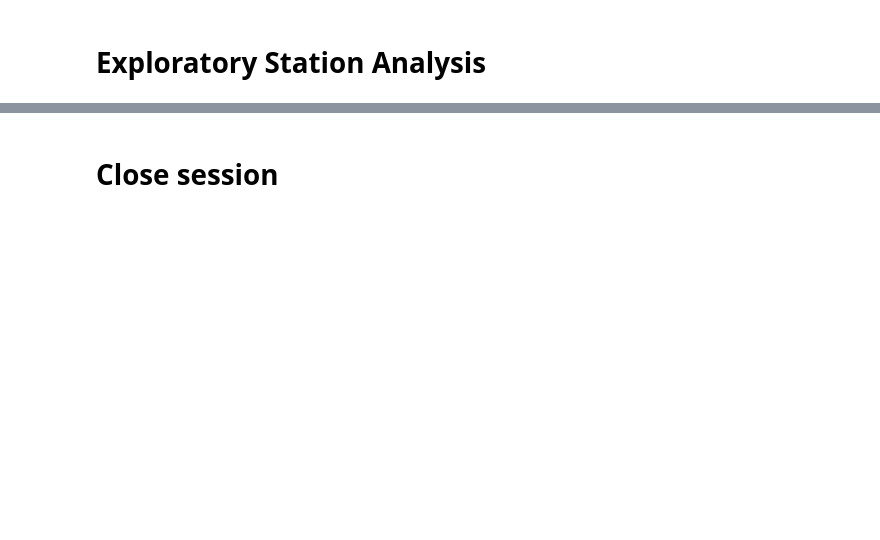
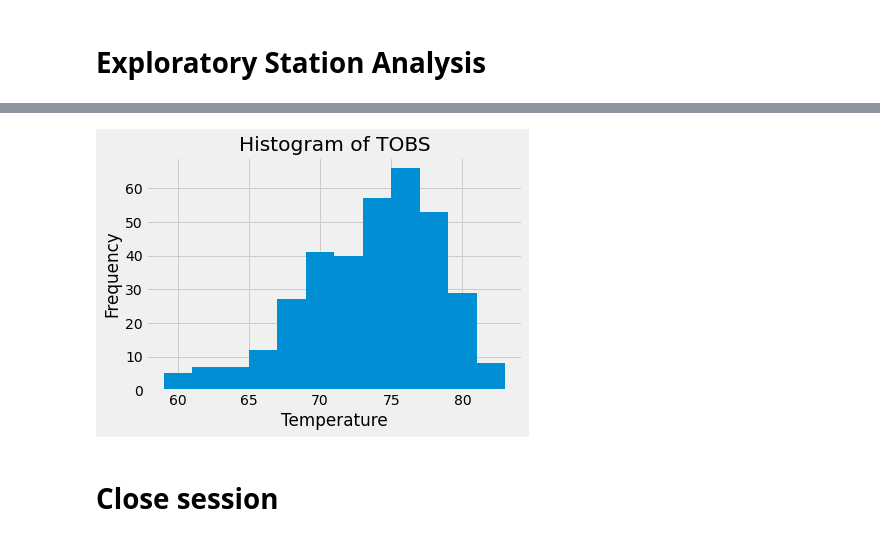
Before and after one commit to gkidd44/smu_data_bootcamp_hw, a Jupyter notebook: 10-Advanced-Data-Storage-and-Retrieval/Starter_Code/Kidd_climate_starter.ipynb, the cells around one changed output, grey strips where cells are left out. Saved outputs shown, nothing was run; the diff lists cells and outputs as text; code cells hidden in the pictures; blank space fills up the shorter version.

```diff
--- a/10-Advanced-Data-Storage-and-Retrieval/Starter_Code/Kidd_climate_starter.ipynb
+++ b/10-Advanced-Data-Storage-and-Retrieval/Starter_Code/Kidd_climate_starter.ipynb
@@ -197,3 +248,16 @@ plt.show()
 # %%
 # Using the most active station id
 # Query the last 12 months of temperature observation data for this station and plot the results as a histogram
+
+query = """SELECT
+                *
+            FROM
+                measurement
+            WHERE
+                station = 'USC00519281' AND date >= '2016-08-23'
+            ORDER BY
+                date ASC;
+        """
+
+most_active12 = pd.read_sql(query, engine)
+most_active12
@@ -200,3 +278,11 @@ plt.show()
+# %%
+plt.hist(most_active12.tobs, bins=12)
+plt.xlabel("Temperature")
+plt.ylabel("Frequency")
+plt.title("Histogram of TOBS")
+plt.show()
+# %% [output]
+[figure, added]
 # %% [markdown]
 # Close session
 # %%
```
Also changed, not shown: parts of 10 cells of this notebook, 2 other files.
